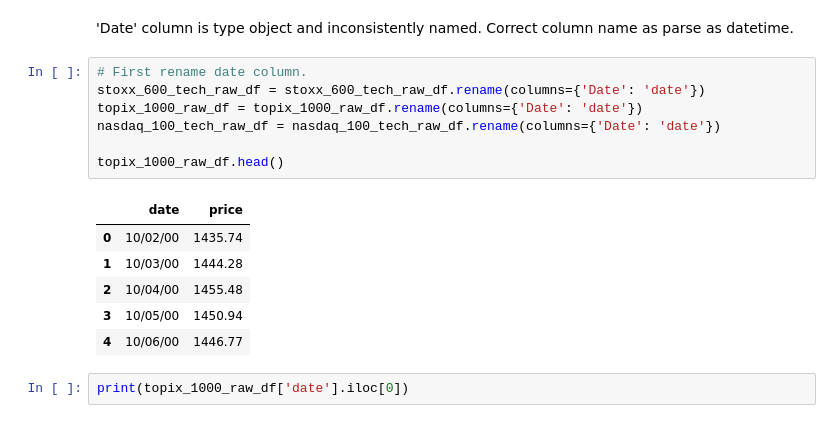
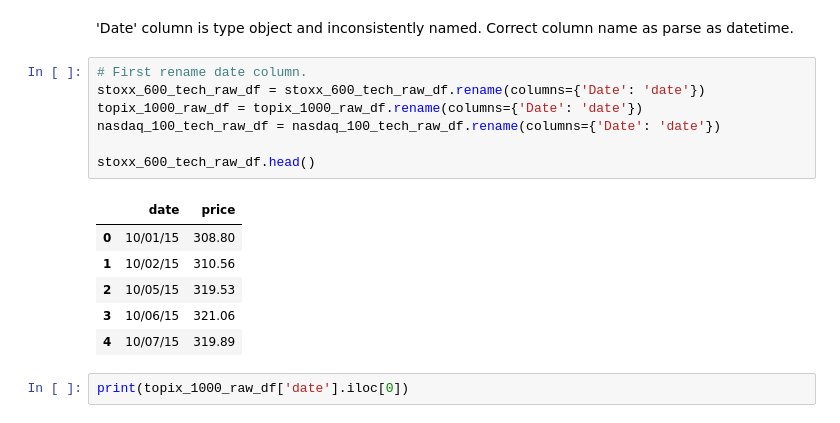
Before and after one commit to c0nn0rstevens/video-game-review-scores-returns-thesis, a Jupyter notebook: stock_prices_data_exploration.ipynb, the cells around one changed output. Drawn from its saved outputs; the diff is of its cells as text.

```diff
--- a/stock_prices_data_exploration.ipynb
+++ b/stock_prices_data_exploration.ipynb
@@ -451,17 +533,17 @@ dtype: object
 # %%
 # First rename date column.
 stoxx_600_tech_raw_df = stoxx_600_tech_raw_df.rename(columns={'Date': 'date'})
 topix_1000_raw_df = topix_1000_raw_df.rename(columns={'Date': 'date'})
 nasdaq_100_tech_raw_df = nasdaq_100_tech_raw_df.rename(columns={'Date': 'date'})
 
-topix_1000_raw_df.head()
+stoxx_600_tech_raw_df.head()
 # %% [output]
 |  | date | price |
-| 0 | 10/02/00 | 1435.74 |
-| 1 | 10/03/00 | 1444.28 |
-| 2 | 10/04/00 | 1455.48 |
-| 3 | 10/05/00 | 1450.94 |
-| 4 | 10/06/00 | 1446.77 |
+| 0 | 10/01/15 | 308.80 |
+| 1 | 10/02/15 | 310.56 |
+| 2 | 10/05/15 | 319.53 |
+| 3 | 10/06/15 | 321.06 |
+| 4 | 10/07/15 | 319.89 |
 # %%
 print(topix_1000_raw_df['date'].iloc[0])
 # %% [output]
```
Also changed, not shown: parts of 40 cells of this notebook.
